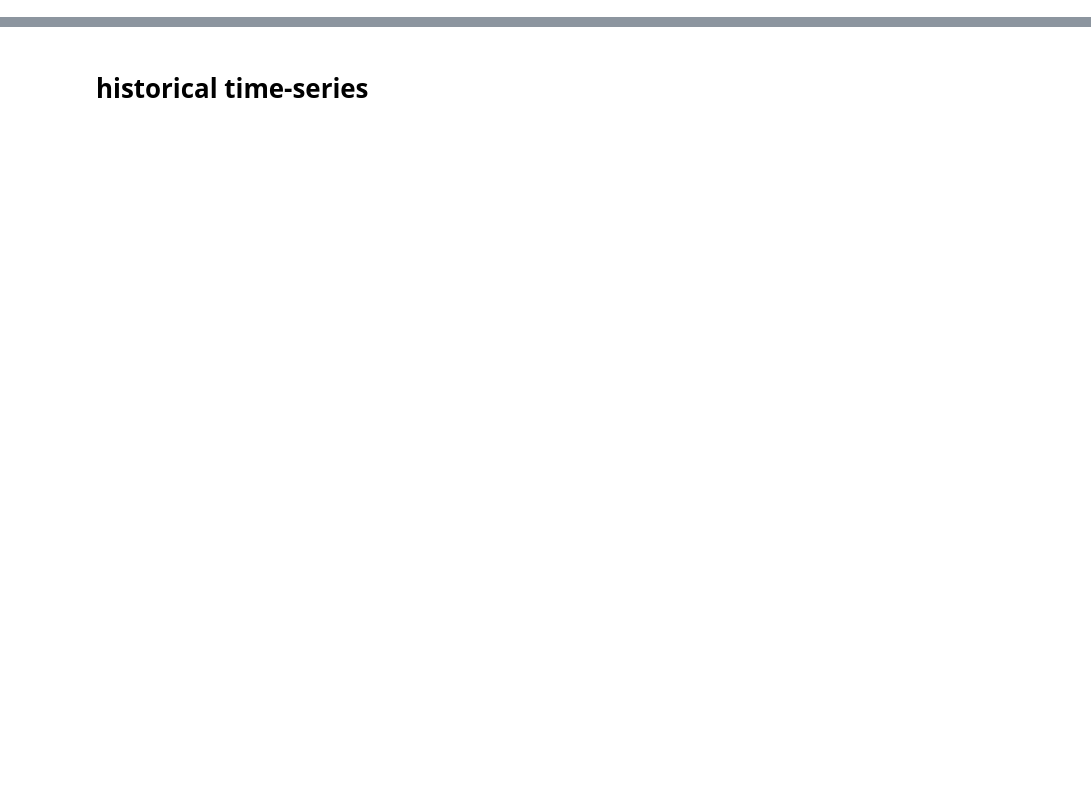
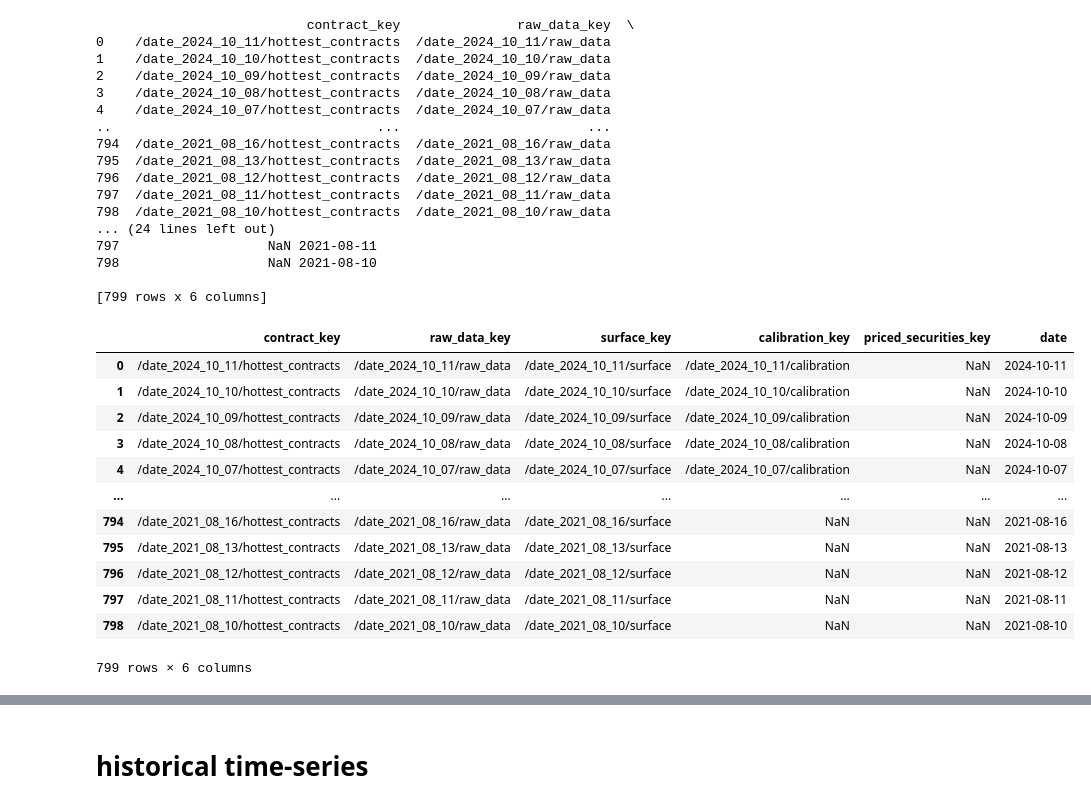
Before and after one commit to boomelage/machine-learning-option-pricing, a Jupyter notebook: historical_data/historical_av_collection/historical_av_data.ipynb, the cells around one changed output, grey strips where cells are left out. Cells and saved outputs as stored; diff of their text form; code cells hidden in the pictures; blank space fills up the shorter version.

```diff
--- a/historical_data/historical_av_collection/historical_av_data.ipynb
+++ b/historical_data/historical_av_collection/historical_av_data.ipynb
@@ -1,22 +1,56 @@
 # %%
 import os
 import sys
 import time
 import warnings
 import pandas as pd
 import numpy as np
 from pathlib import Path
 import modin.pandas as md
 import matplotlib.pyplot as plt
 from tqdm import tqdm
 from datetime import datetime
 from matplotlib import cm
 
+
 pd.set_option("display.float_format", "{:.6f}".format)
 warnings.filterwarnings("ignore", ".*defaulting to pandas implementation.*")
 notebook_dir = str(Path().resolve())
 sys.path.append(str(Path().resolve().parent))
 sys.path.append(str(Path().resolve().parent.parent))
-h5_path = os.path.join(notebook_dir,'alphaVantage vanillas.h5')
+from historical_av_key_collector import keys_df, symbol
+h5_path = os.path.join(notebook_dir,f'alphaVantage {symbol}.h5')
 store = pd.HDFStore(h5_path)
 store.close()
+keys_df
+# %% [output]
+                           contract_key               raw_data_key  \
+0    /date_2024_10_11/hottest_contracts  /date_2024_10_11/raw_data
+1    /date_2024_10_10/hottest_contracts  /date_2024_10_10/raw_data
+2    /date_2024_10_09/hottest_contracts  /date_2024_10_09/raw_data
+3    /date_2024_10_08/hottest_contracts  /date_2024_10_08/raw_data
+4    /date_2024_10_07/hottest_contracts  /date_2024_10_07/raw_data
+..                                  ...                        ...
+794  /date_2021_08_16/hottest_contracts  /date_2021_08_16/raw_data
+795  /date_2021_08_13/hottest_contracts  /date_2021_08_13/raw_data
+796  /date_2021_08_12/hottest_contracts  /date_2021_08_12/raw_data
+797  /date_2021_08_11/hottest_contracts  /date_2021_08_11/raw_data
+798  /date_2021_08_10/hottest_contracts  /date_2021_08_10/raw_data
+... (24 lines left out)
+797                   NaN 2021-08-11
+798                   NaN 2021-08-10
+
+[799 rows x 6 columns]
+|  | contract_key | raw_data_key | surface_key | calibration_key | priced_securities_key | date |
+| 0 | /date_2024_10_11/hottest_contracts | /date_2024_10_11/raw_data | /date_2024_10_11/surface | /date_2024_10_11/calibration | NaN | 2024-10-11 |
+| 1 | /date_2024_10_10/hottest_contracts | /date_2024_10_10/raw_data | /date_2024_10_10/surface | /date_2024_10_10/calibration | NaN | 2024-10-10 |
+| 2 | /date_2024_10_09/hottest_contracts | /date_2024_10_09/raw_data | /date_2024_10_09/surface | /date_2024_10_09/calibration | NaN | 2024-10-09 |
+| 3 | /date_2024_10_08/hottest_contracts | /date_2024_10_08/raw_data | /date_2024_10_08/surface | /date_2024_10_08/calibration | NaN | 2024-10-08 |
+| 4 | /date_2024_10_07/hottest_contracts | /date_2024_10_07/raw_data | /date_2024_10_07/surface | /date_2024_10_07/calibration | NaN | 2024-10-07 |
+| ... | ... | ... | ... | ... | ... | ... |
+| 794 | /date_2021_08_16/hottest_contracts | /date_2021_08_16/raw_data | /date_2021_08_16/surface | NaN | NaN | 2021-08-16 |
+| 795 | /date_2021_08_13/hottest_contracts | /date_2021_08_13/raw_data | /date_2021_08_13/surface | NaN | NaN | 2021-08-13 |
+| 796 | /date_2021_08_12/hottest_contracts | /date_2021_08_12/raw_data | /date_2021_08_12/surface | NaN | NaN | 2021-08-12 |
+| 797 | /date_2021_08_11/hottest_contracts | /date_2021_08_11/raw_data | /date_2021_08_11/surface | NaN | NaN | 2021-08-11 |
+| 798 | /date_2021_08_10/hottest_contracts | /date_2021_08_10/raw_data | /date_2021_08_10/surface | NaN | NaN | 2021-08-10 |
+799 rows × 6 columns
```
Also changed, not shown: parts of 14 cells of this notebook, 10 other files.
